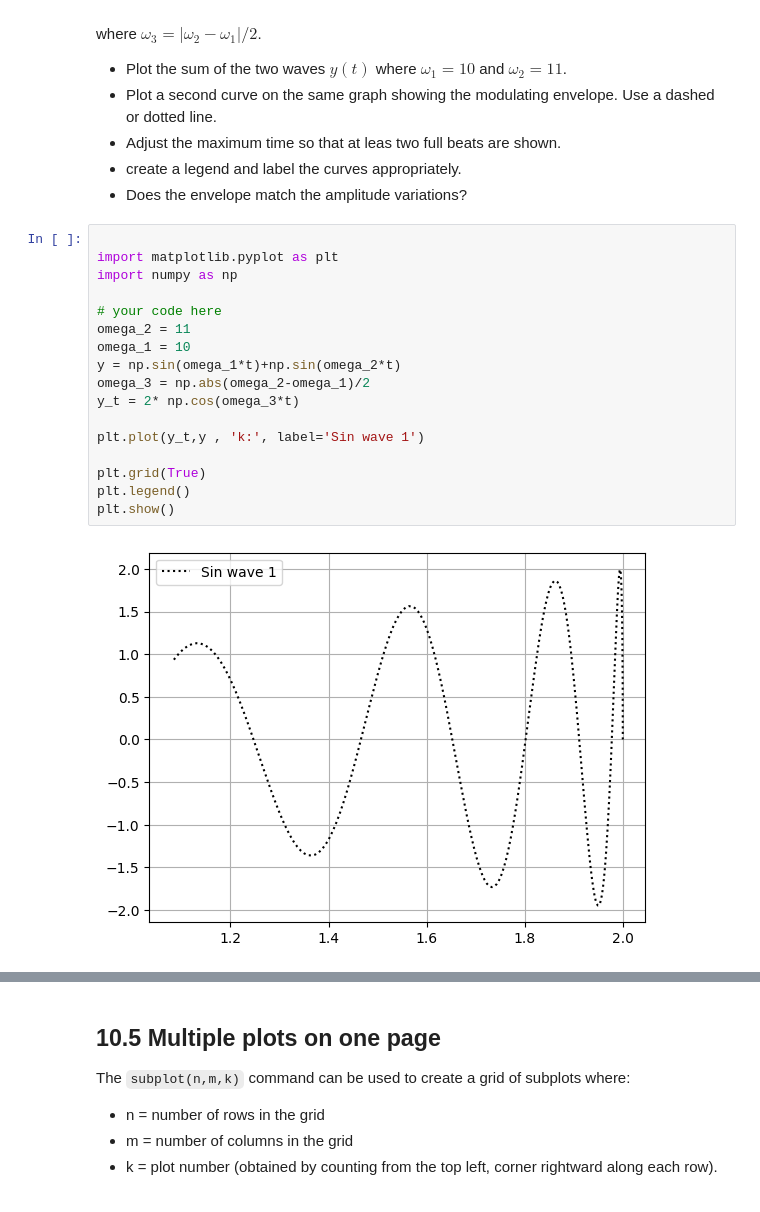
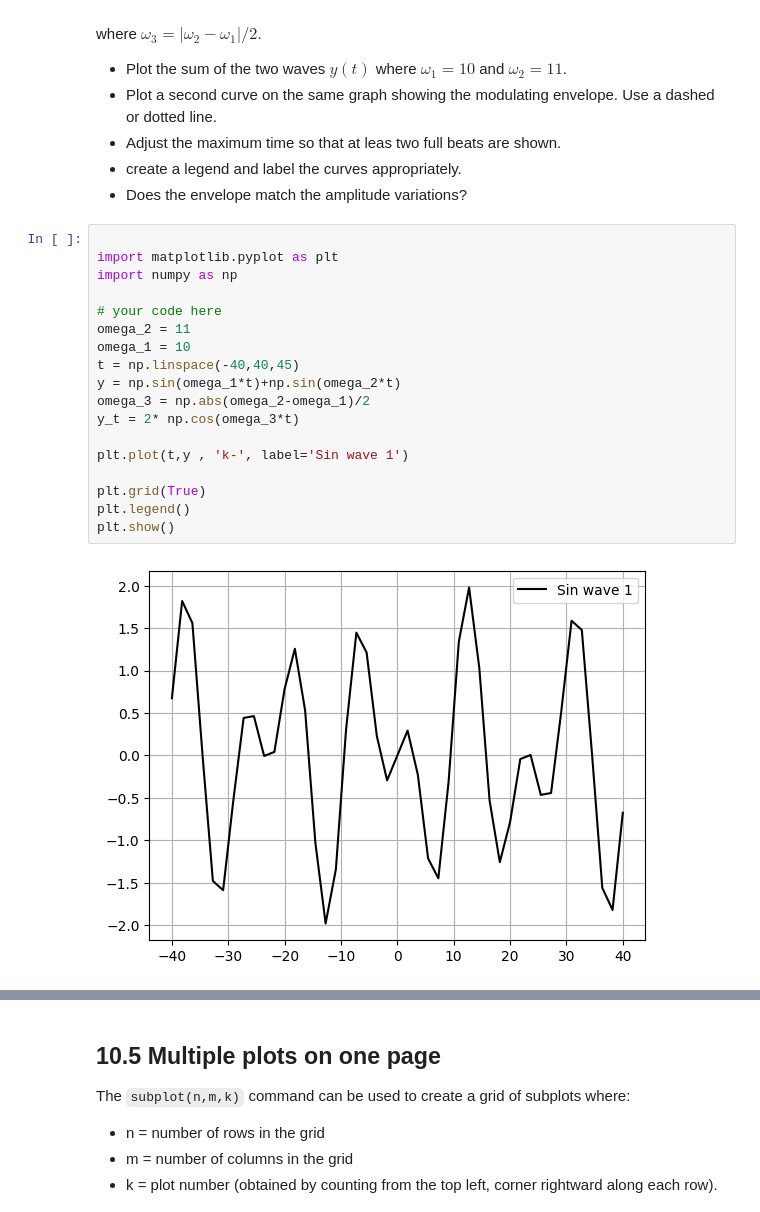
Before and after one commit to jakeTHEEsnak8/Computational-Physics, a Jupyter notebook: Python_Tutorials/Chapter_10_2D_Plots_Part_1.ipynb, the cells around one changed output, grey strips where cells are left out. Drawn from its saved outputs; the diff is of its cells as text.

```diff
--- a/Python_Tutorials/Chapter_10_2D_Plots_Part_1.ipynb
+++ b/Python_Tutorials/Chapter_10_2D_Plots_Part_1.ipynb
@@ -317,19 +317,20 @@ where $\omega_3 = |\omega_2-\omega_1|/2$.
 # %%
 
 import matplotlib.pyplot as plt
 import numpy as np
 
 # your code here
 omega_2 = 11
 omega_1 = 10
+t = np.linspace(-40,40,45)
 y = np.sin(omega_1*t)+np.sin(omega_2*t)
 omega_3 = np.abs(omega_2-omega_1)/2
 y_t = 2* np.cos(omega_3*t)
 
-plt.plot(y_t,y , 'k:', label='Sin wave 1')
+plt.plot(t,y , 'k-', label='Sin wave 1')
 
 plt.grid(True)
 plt.legend()
 plt.show()
 # %% [output]
-[figure, old version]
+[figure, new version]
```
Also changed, not shown: parts of 4 cells of this notebook.
